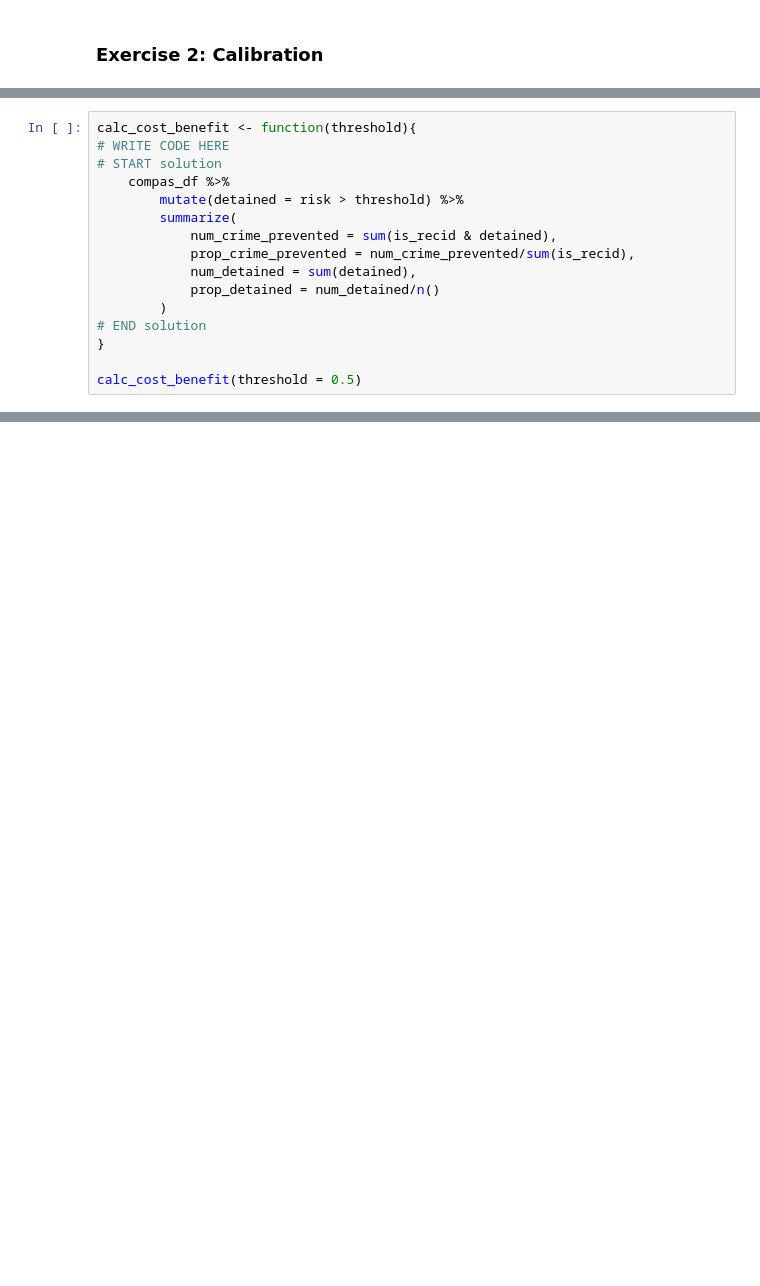
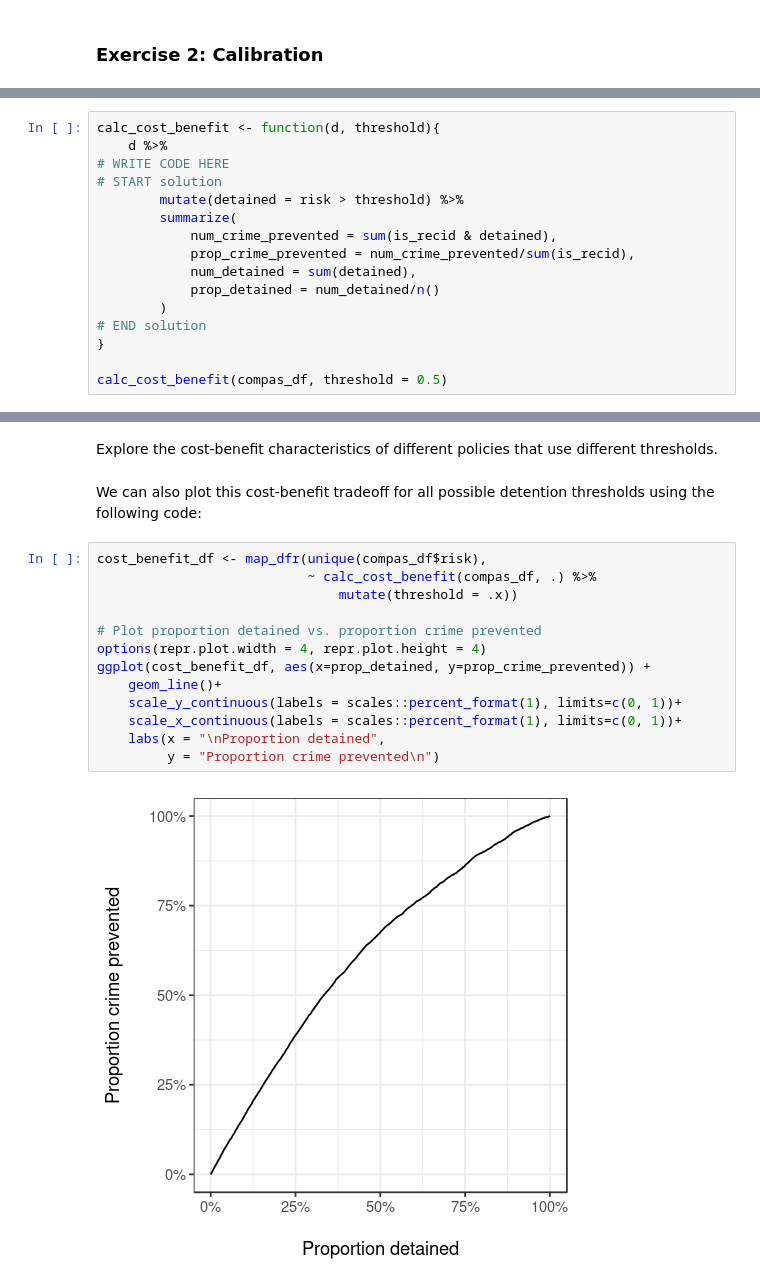
Before and after one commit to stanford-policylab/law-order-algo, a Jupyter notebook: notebooks/week-7-fairness_1-answers.ipynb, the cells around one changed output, grey strips where cells are left out. Drawn from its saved outputs; the diff is of its cells as text; blank space fills up the shorter version.

```diff
--- a/notebooks/week-7-fairness_1-answers.ipynb
+++ b/notebooks/week-7-fairness_1-answers.ipynb
@@ -152,16 +84,0 @@ For this exercise, complete the following function that takes in a threshold and
-# %%
-calc_cost_benefit <- function(threshold){
-# WRITE CODE HERE
-# START solution
-    compas_df %>%
-        mutate(detained = risk > threshold) %>%
-        summarize(
-            num_crime_prevented = sum(is_recid & detained),
-            prop_crime_prevented = num_crime_prevented/sum(is_recid),
-            num_detained = sum(detained),
-            prop_detained = num_detained/n()
-        )
-# END solution
-}
-
-calc_cost_benefit(threshold = 0.5)
@@ -269,0 +154,16 @@ A tibble: 2 × 3
+# %%
+calc_cost_benefit <- function(d, threshold){
+    d %>%
+# WRITE CODE HERE
+# START solution
+        mutate(detained = risk > threshold) %>%
+        summarize(
+            num_crime_prevented = sum(is_recid & detained),
+            prop_crime_prevented = num_crime_prevented/sum(is_recid),
+            num_detained = sum(detained),
+            prop_detained = num_detained/n()
+        )
+# END solution
+}
+
+calc_cost_benefit(compas_df, threshold = 0.5)
@@ -269,0 +173,19 @@ A tibble: 2 × 3
+# %% [markdown]
+Explore the cost-benefit characteristics of different policies that use different thresholds.
+# %% [markdown]
+We can also plot this cost-benefit tradeoff for all possible detention thresholds using the following code:
+# %%
+cost_benefit_df <- map_dfr(unique(compas_df$risk),
+                           ~ calc_cost_benefit(compas_df, .) %>%
+                               mutate(threshold = .x))
+
+# Plot proportion detained vs. proportion crime prevented
+options(repr.plot.width = 4, repr.plot.height = 4)
+ggplot(cost_benefit_df, aes(x=prop_detained, y=prop_crime_prevented)) +
+    geom_line()+
+    scale_y_continuous(labels = scales::percent_format(1), limits=c(0, 1))+
+    scale_x_continuous(labels = scales::percent_format(1), limits=c(0, 1))+
+    labs(x = "\nProportion detained",
+         y = "Proportion crime prevented\n")
+# %% [output]
+[figure, added]
```
Also changed, not shown: parts of 43 cells of this notebook, 1 other file.
